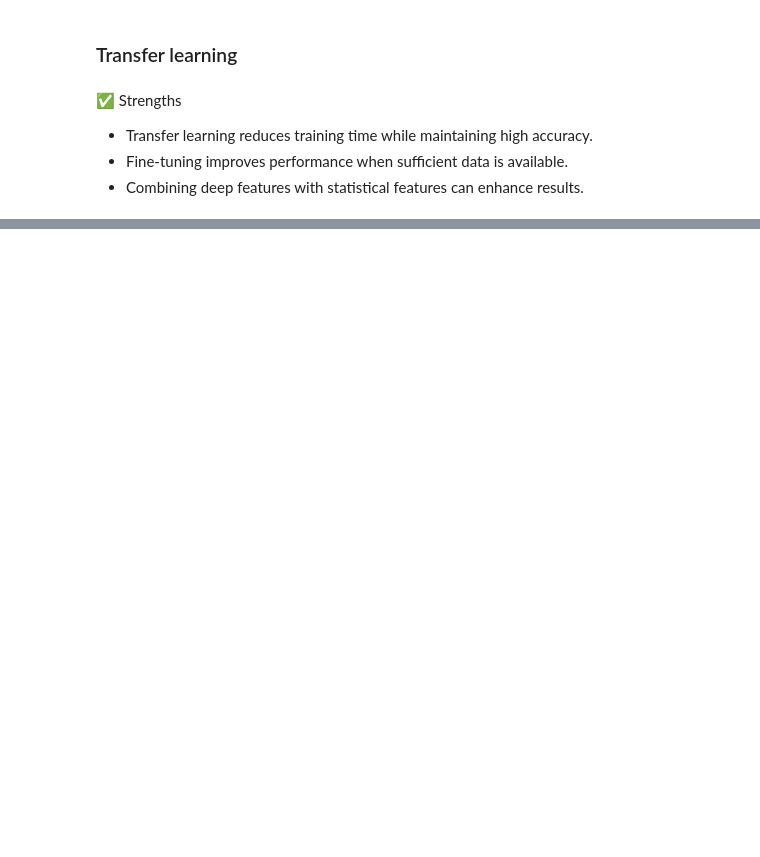
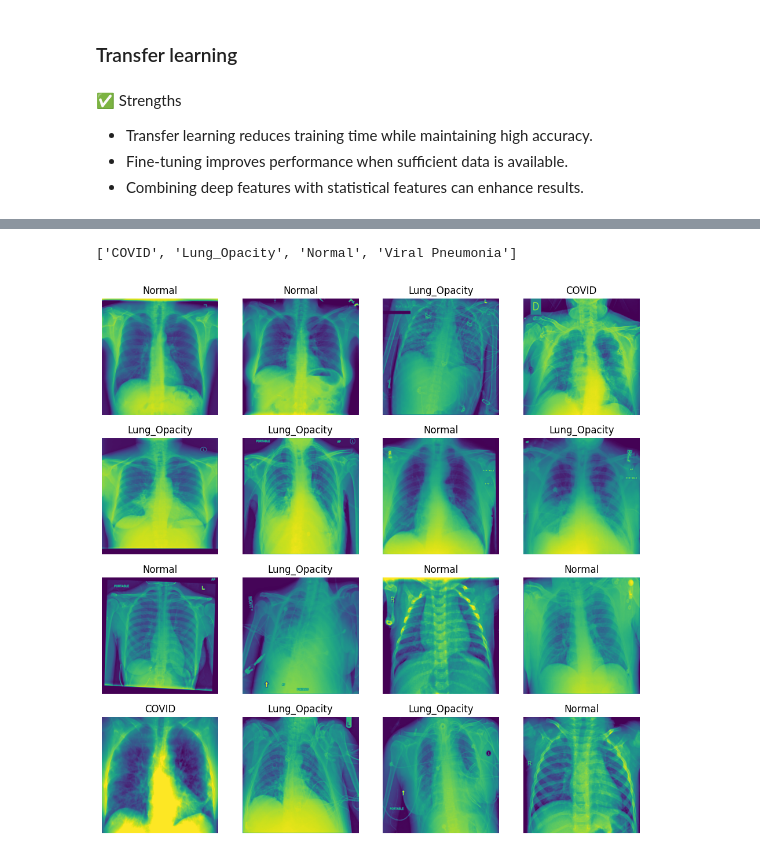
Before and after one commit to rehabaam/ds_covid19_project, a Jupyter notebook: notebooks/3.3_Supervised_Advanced_Models_full_image_multi_classes.ipynb, the cells around one changed output, grey strips where cells are left out. Saved outputs shown, nothing was run; the diff lists cells and outputs as text; code cells hidden in the pictures; blank space fills up the shorter version.

```diff
--- a/notebooks/3.3_Supervised_Advanced_Models_full_image_multi_classes.ipynb
+++ b/notebooks/3.3_Supervised_Advanced_Models_full_image_multi_classes.ipynb
@@ -178,0 +194,29 @@ Created version '1' of model 'tensorflow-Transfer Learning-multiclass'.
+# %%
+class_names = list(val_data.class_indices.keys())
+print(class_names)
+# %% [output]
+['COVID', 'Lung_Opacity', 'Normal', 'Viral Pneumonia']
+# %%
+# To get the class names (of the fish)
+class_names = list(val_data.class_indices.keys())
+
+# Define the number of images to display
+number_of_images = 16
+
+# Create a figure for display
+plt.figure(figsize=(12,12))
+
+# Get a batch of images from val_data
+images, labels = next(val_data)
+# Display the images from the batch
+for i in range(number_of_images):
+    print()
+    ax = plt.subplot(4, 4, i + 1)
+    plt.imshow(images[i].astype("uint8"))
+    plt.axis("off")
+    plt.title(f"{class_names[labels[i].argmax()]}")
+
+# Display the images
+plt.show()
+# %% [output]
+[figure, added]
```
Also changed, not shown: parts of 8 cells of this notebook, 2 other files.
